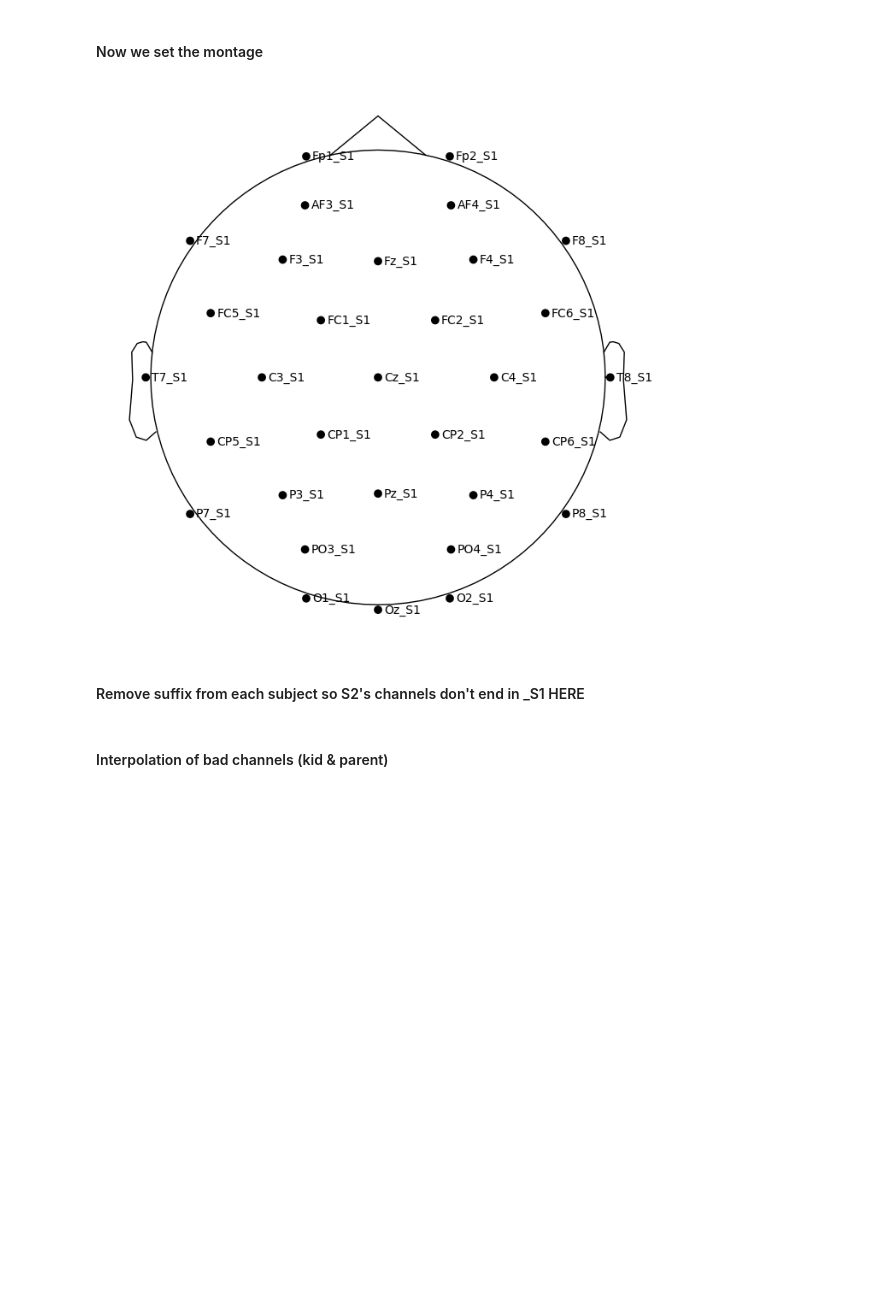
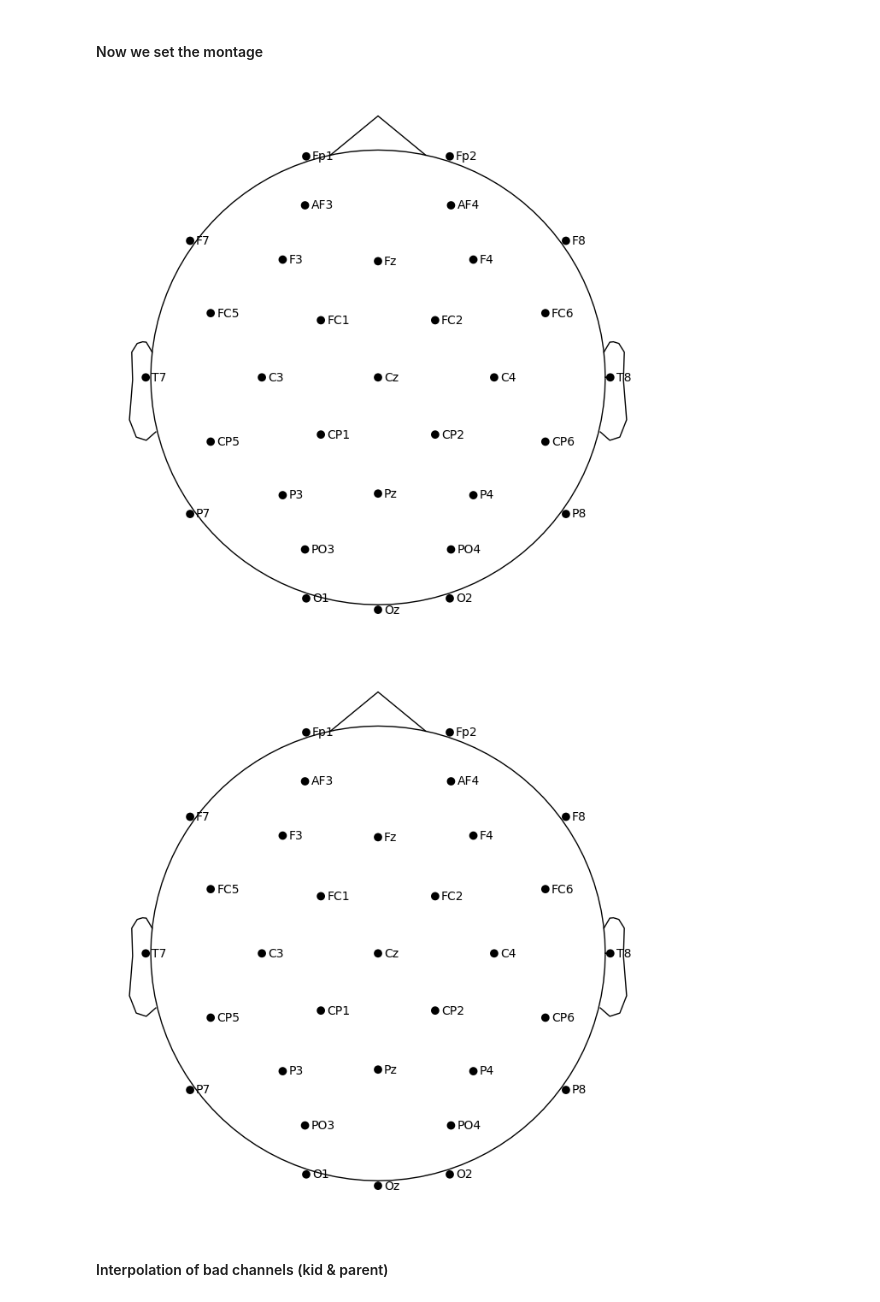
Before and after one commit to FranckPrts/Use-custom-events-in-MNE, a Jupyter notebook: W2W_Prepeocessing_pipeline.ipynb, the cells around one changed output. Drawn from its saved outputs; the diff is of its cells as text; code cells hidden in the pictures; blank space fills up the shorter version.

Commit message:
S1 suffix removed from montage after separating raw.kid and raw.parent

```diff
--- a/W2W_Prepeocessing_pipeline.ipynb
+++ b/W2W_Prepeocessing_pipeline.ipynb
@@ -171,6 +169,8 @@ change_ch_names_dic_S1 = dict(zip(s1_chans_old, s1_chans_new))
 change_ch_names_dic_S2 = dict(zip(s2_chans_old, s2_chans_new))
 
 change_ch_names_dic_S1.update(change_ch_names_dic_S2) # merge both dict
+
+change_ch_names_dic_all = dict(zip(s1_chans_new, s_chans_all)) # create dictionary for suffix-less ch_names (participants shouldn't both have S1 suffix -SM)
 # %%
 raw.rename_channels(change_ch_names_dic_S1)
 # %% [output]
@@ -240,22 +240,29 @@ raw_kid.rename_channels(rename_kid_with_parent)
 # %% [markdown]
 #### Now we set the montage
 # %%
-eeglab_montage_parent = chan_loc + "Parentonly_32_NoEXG.locs"
-eeglab_montage_kid    = chan_loc + "Parentonly_32_NoEXG.locs"
+raw_kid.rename_channels(change_ch_names_dic_all)
+raw_parent.rename_channels(change_ch_names_dic_all)
+
+eeglab_montage_parent = chan_loc + "32chans_no_exg.locs"
+eeglab_montage_kid    = chan_loc + "32chans_no_exg.locs"
 
 montage_parent = mne.channels.read_custom_montage(eeglab_montage_parent)
 montage_kid    = mne.channels.read_custom_montage(eeglab_montage_kid)
 
 raw_kid.set_montage(montage_kid)
 raw_parent.set_montage(montage_parent)
 
-raw_kid.plot_sensors(show_names=True, show=False)
+raw_kid.plot_sensors(show_names = True)
 plt.show()
+
+raw_parent.plot_sensors(show_names = True)
+plt.show()
+
+
 # epochs_S2.plot_sensors(show_names=True, show=False)
 # plt.show()
 # epochs_S1.plot_psd(spatial_colors=True, show=False)
 # plt.show()
 # %% [output]
-[figure, old version]
+[figure, new version]
+[figure, added]
-# %% [markdown]
-#### Remove suffix from each subject so S2's channels don't end in _S1 HERE
```
Also changed, not shown: parts of 7 cells of this notebook.
